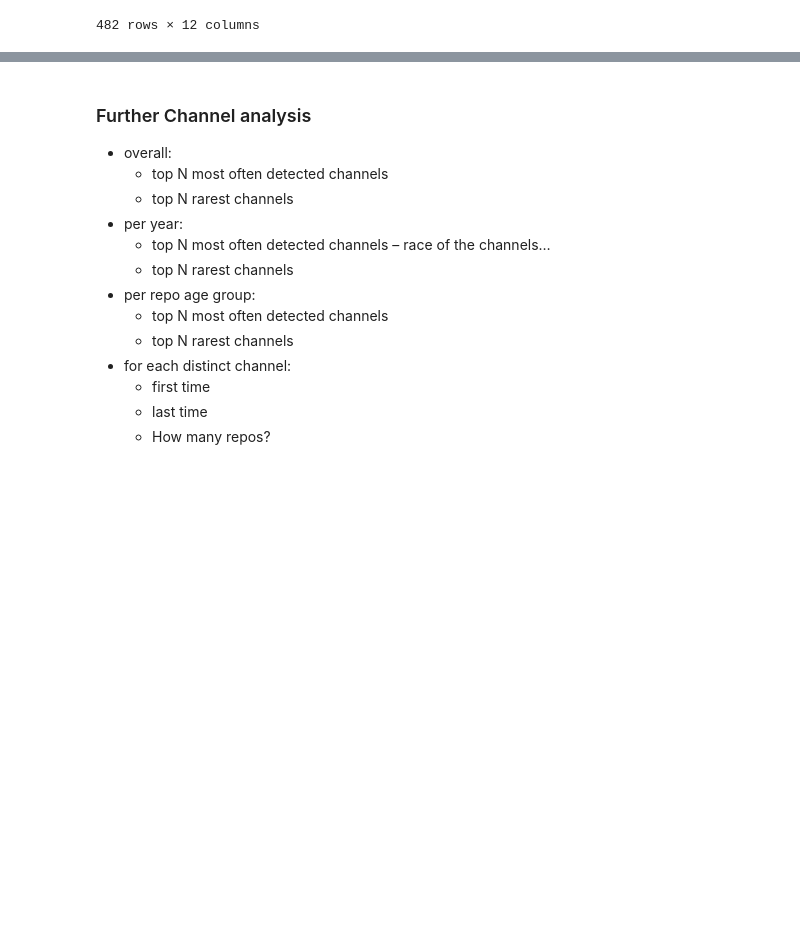
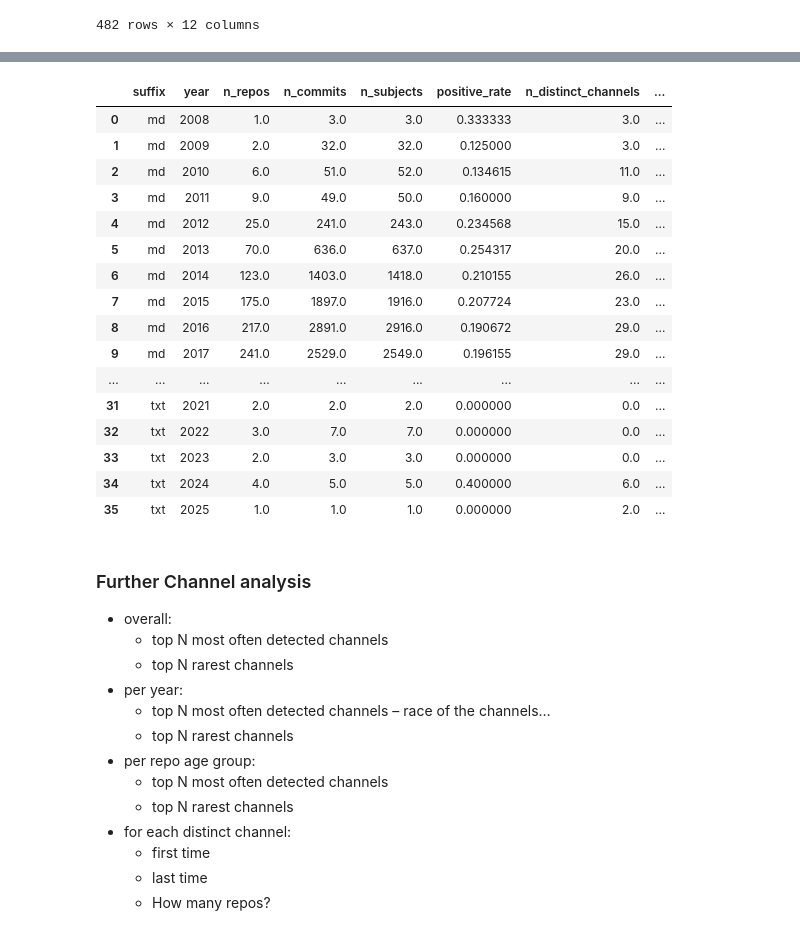
Before and after one commit to Leonard-Esser/autumn-2025-results, a Jupyter notebook: notebook.ipynb, the cells around one changed output, grey strips where cells are left out. Saved outputs shown, nothing was run; the diff lists cells and outputs as text; code cells hidden in the pictures; blank space fills up the shorter version.

Commit message:
Added path suffix analysis

```diff
--- a/notebook.ipynb
+++ b/notebook.ipynb
@@ -1035,6 +984,56 @@ path_repo_age_group_summaries
 | 53 | readme.md | 9 | 9-10 | 1.0 | 1.0 | 1.0 | 0.000000 | ... |
 | 54 | readme.md | 10 | 10-11 | 2.0 | 8.0 | 8.0 | 0.000000 | ... |
 | 55 | readme.md | 11 | 11-12 | 1.0 | 1.0 | 1.0 | 0.000000 | ... |
+# %%
+subjects_y["suffix"] = (
+    df["path"]
+    .astype("string")
+    .str.extract(r"\.([^.]+)$")
+)
+
+group_keys = ["suffix", "year"]
+
+cfg = SummarizeConfig(
+    include_metrics=(
+        "n_repos",
+        "n_commits",
+        "n_subjects",
+        "positive_rate",
+        "n_distinct_channels",
+        "most_frequently_detected_channel",
+        "least_commonly_detected_channel",
+        "channel_pos_neg_breakdown",
+    ),
+    group_keys=tuple(group_keys),
+)
+
+suffix_summaries = (
+    subjects_y
+    .set_index(group_keys)
+    .groupby(group_keys, dropna=False)
+    .apply(lambda g: summarize_subjects_configurable(g, cfg))
+    .reset_index()
+)
+
+suffix_summaries
+# %% [output]
+|  | suffix | year | n_repos | n_commits | n_subjects | positive_rate | n_distinct_channels | ... |
+| 0 | md | 2008 | 1.0 | 3.0 | 3.0 | 0.333333 | 3.0 | ... |
+| 1 | md | 2009 | 2.0 | 32.0 | 32.0 | 0.125000 | 3.0 | ... |
+| 2 | md | 2010 | 6.0 | 51.0 | 52.0 | 0.134615 | 11.0 | ... |
+| 3 | md | 2011 | 9.0 | 49.0 | 50.0 | 0.160000 | 9.0 | ... |
+| 4 | md | 2012 | 25.0 | 241.0 | 243.0 | 0.234568 | 15.0 | ... |
+| 5 | md | 2013 | 70.0 | 636.0 | 637.0 | 0.254317 | 20.0 | ... |
+| 6 | md | 2014 | 123.0 | 1403.0 | 1418.0 | 0.210155 | 26.0 | ... |
+| 7 | md | 2015 | 175.0 | 1897.0 | 1916.0 | 0.207724 | 23.0 | ... |
+| 8 | md | 2016 | 217.0 | 2891.0 | 2916.0 | 0.190672 | 29.0 | ... |
+| 9 | md | 2017 | 241.0 | 2529.0 | 2549.0 | 0.196155 | 29.0 | ... |
+| ... | ... | ... | ... | ... | ... | ... | ... | ... |
+| 31 | txt | 2021 | 2.0 | 2.0 | 2.0 | 0.000000 | 0.0 | ... |
+| 32 | txt | 2022 | 3.0 | 7.0 | 7.0 | 0.000000 | 0.0 | ... |
+| 33 | txt | 2023 | 2.0 | 3.0 | 3.0 | 0.000000 | 0.0 | ... |
+| 34 | txt | 2024 | 4.0 | 5.0 | 5.0 | 0.400000 | 6.0 | ... |
+| 35 | txt | 2025 | 1.0 | 1.0 | 1.0 | 0.000000 | 2.0 | ... |
 # %% [markdown]
 ### Further Channel analysis
 
```
Also changed, not shown: parts of 1 cell of this notebook.
